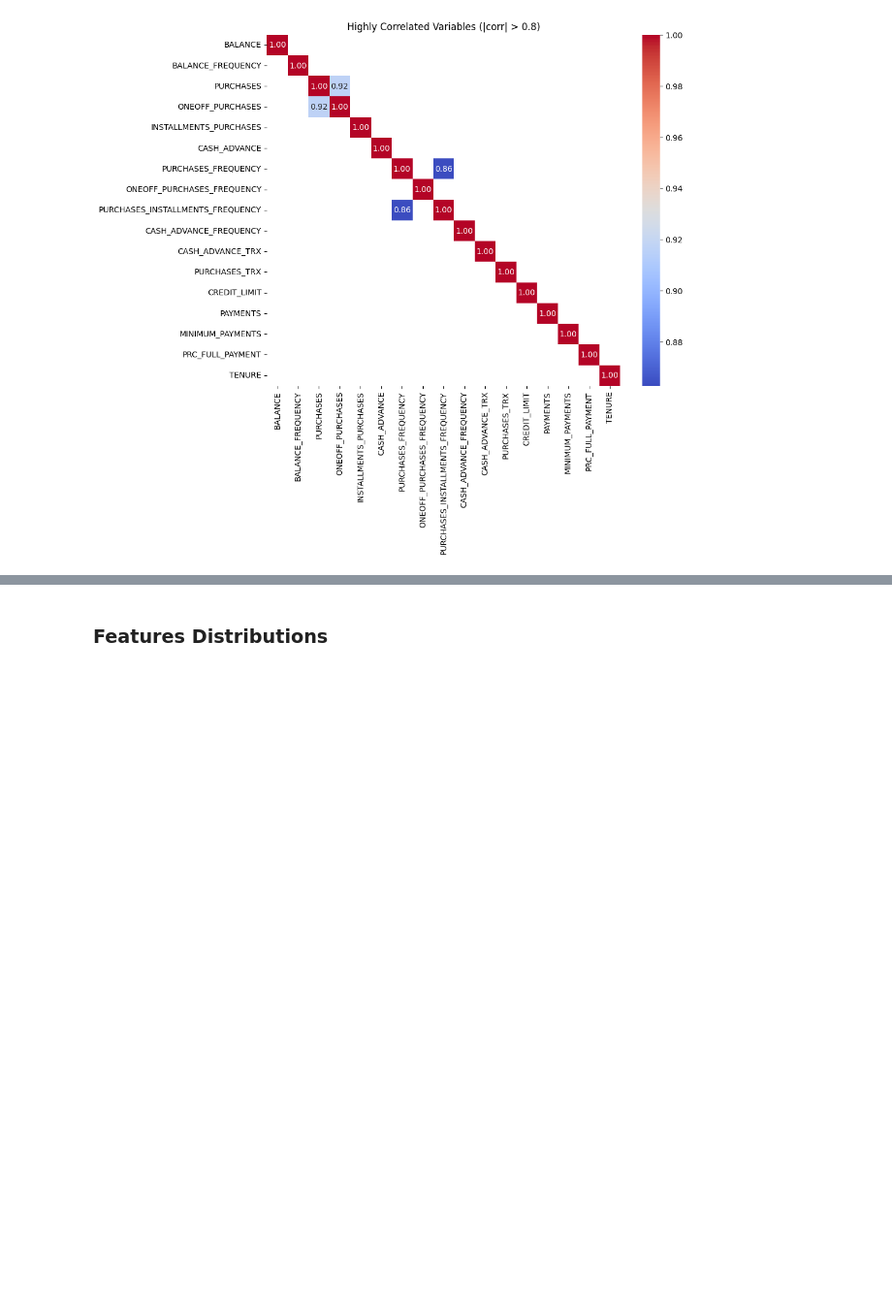
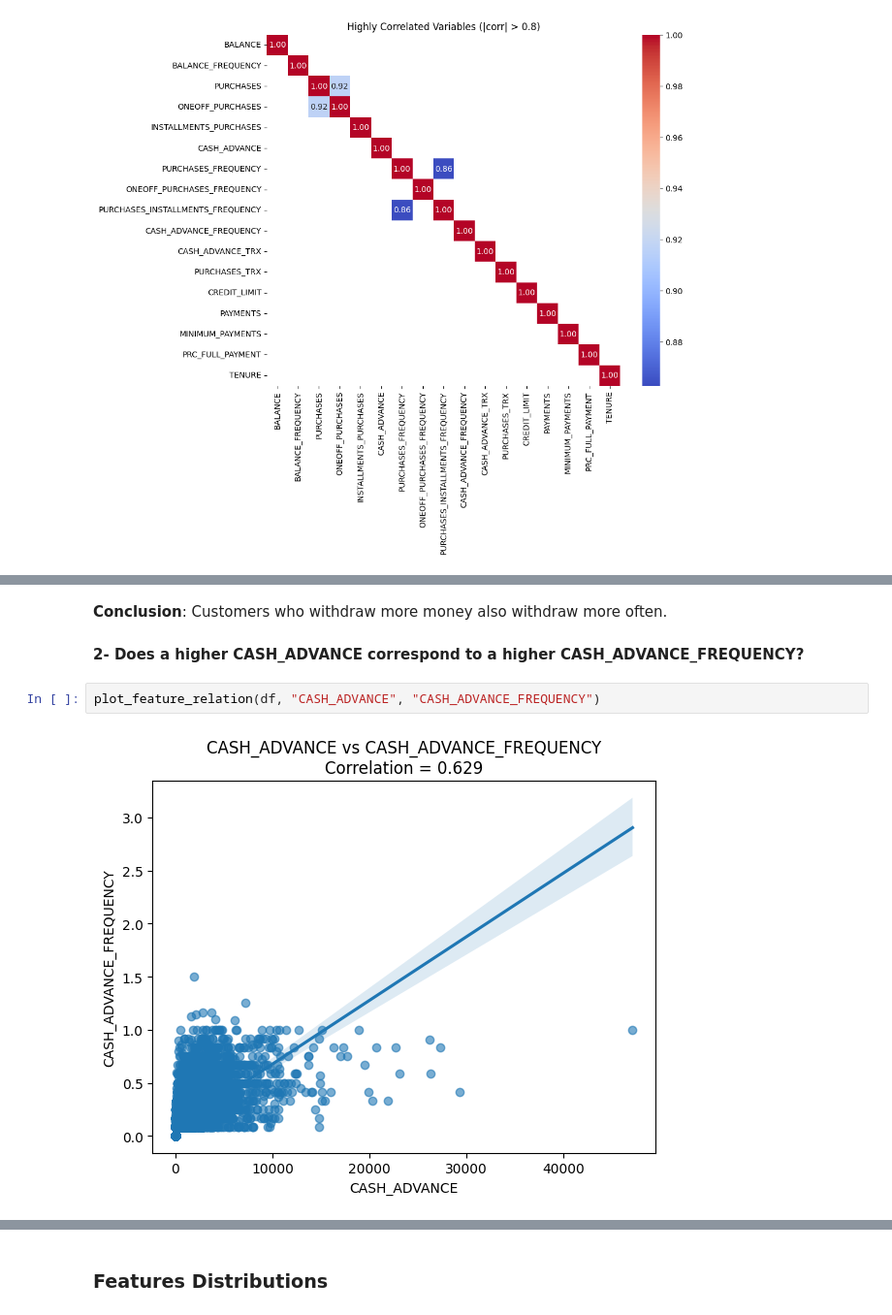
Before and after one commit to Aliha7ish/Credit_Card_Customers_Segmentation, a Jupyter notebook: Segementation_EDA.ipynb, the cells around one changed output, grey strips where cells are left out. Shown at 97% size. Saved outputs shown, nothing was run; the diff lists cells and outputs as text; blank space fills up the shorter version.

```diff
--- a/Segementation_EDA.ipynb
+++ b/Segementation_EDA.ipynb
@@ -415,0 +450,8 @@ plt.show()
+# %% [markdown]
+**Conclusion**: Customers who withdraw more money also withdraw more often.
+# %% [markdown]
+**2- Does a higher CASH_ADVANCE correspond to a higher CASH_ADVANCE_FREQUENCY?**
+# %%
+plot_feature_relation(df, "CASH_ADVANCE", "CASH_ADVANCE_FREQUENCY")
+# %% [output]
+[figure, added]
```
Also changed, not shown: parts of 29 cells of this notebook, 4 other files.
